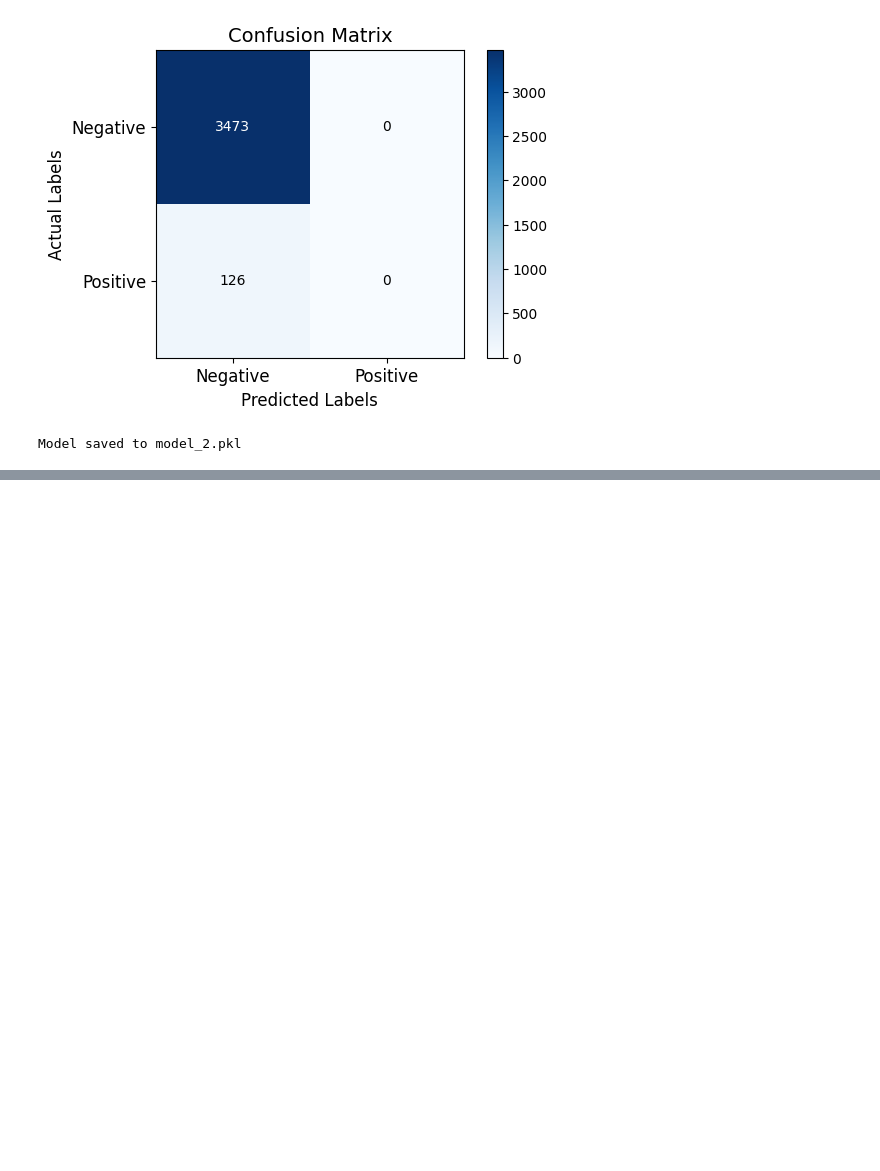
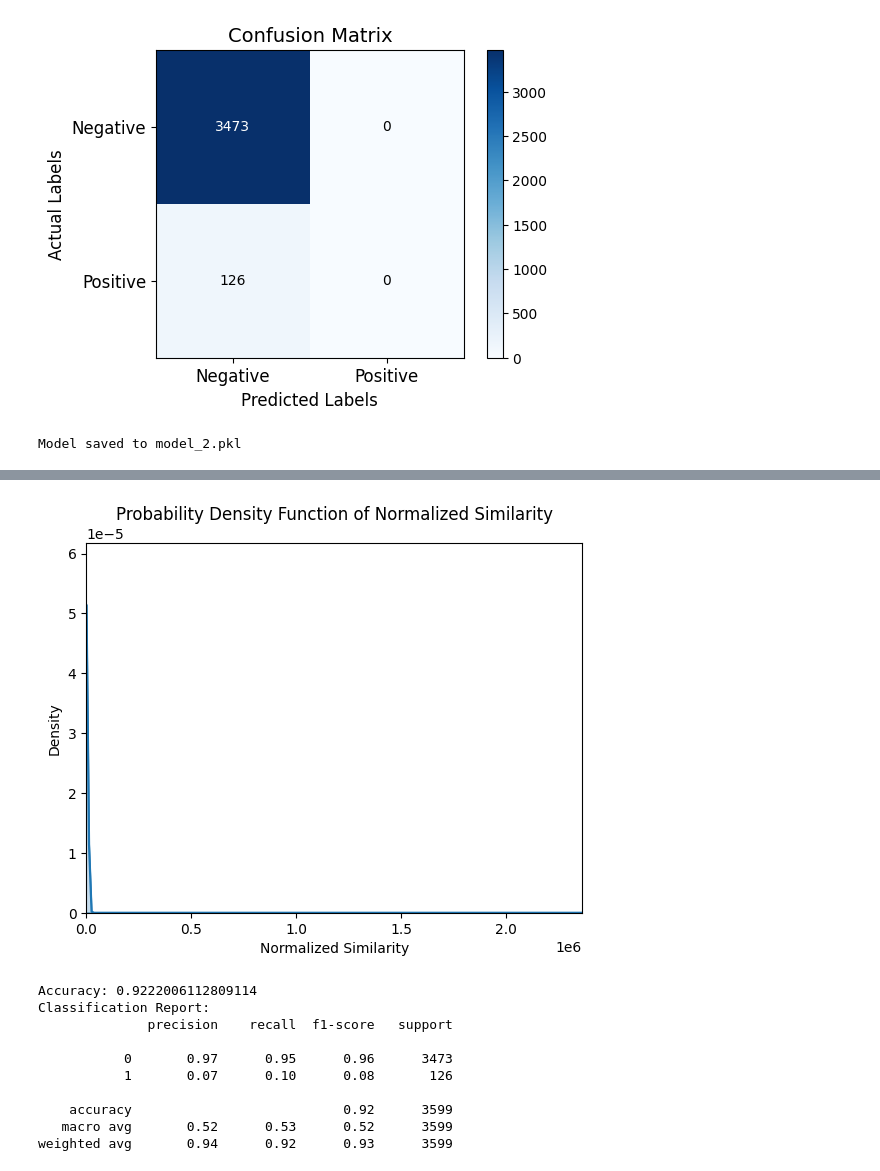
Before and after one commit to GeraldJamesLow/datathon_singlife, a Jupyter notebook: model.ipynb, the cells around one changed output, grey strips where cells are left out. Cells and saved outputs as stored; diff of their text form; code cells hidden in the pictures; blank space fills up the shorter version.

Commit message:
Autoencoders

```diff
--- a/model.ipynb
+++ b/model.ipynb
@@ -239,3 +239,71 @@ Model saved to model_2.pkl
 loaded_model = joblib.load(model_filename)
 
 # You can now use loaded_model for making predictions or further analysis
+# %%
+import numpy as np
+import pandas as pd
+import tensorflow as tf
+from sklearn.model_selection import train_test_split
+from sklearn.preprocessing import MinMaxScaler
+from sklearn.metrics import accuracy_score, classification_report
+import seaborn as sns
+import matplotlib.pyplot as plt
+
+# Load and preprocess your dataset
+# Replace this with your data loading and preprocessing code
+# Make sure you have X (features) and y (labels)
+
+# Split data into train and test sets
+X_train, X_test, y_train, y_test = train_test_split(X, y, test_size=0.2, random_state=0)
+
+# Data scaling (use an appropriate scaling method for your data)
+scaler = MinMaxScaler()
+X_train_scaled = scaler.fit_transform(X_train)
+X_test_scaled = scaler.transform(X_test)
+
+# Define the autoencoder model
+input_shape = X_train_scaled.shape[1]
+encoding_dim = 32  # Adjust the encoding dimension as needed
+
+model = tf.keras.Sequential([
+    tf.keras.layers.Input(shape=(input_shape,)),
+    tf.keras.layers.Dense(encoding_dim, activation='relu'),
+    tf.keras.layers.Dense(input_shape, activation='sigmoid')
+])
+
+model.compile(optimizer='adam', loss='binary_crossentropy')
+
+# Train the autoencoder
+model.fit(X_train_scaled, X_train_scaled, epochs=50, batch_size=256, shuffle=True, validation_split=0.2)
+
+# Encode and decode the test data
+encoded_data = model.predict(X_test_scaled)
+decoded_data = model.predict(encoded_data)
+
+# Calculate similarity (you can choose an appropriate similarity metric)
+similarity = np.mean(np.square(X_test_scaled - decoded_data), axis=1)
+
+# Set a threshold for anomaly detection (you can adjust this value)
+threshold = np.percentile(similarity, 95)
+
+# Assign labels based on the threshold
+predicted_labels = [0 if sim < threshold else 1 for sim in similarity]
+
+# Model evaluation
+accuracy = accuracy_score(y_test, predicted_labels)
+report = classification_report(y_test, predicted_labels)
+
+# Visualize the PDF of normalized similarity (optional)
+sns.kdeplot(similarity, fill=True)
+plt.xlim(min(similarity), max(similarity))
+plt.ylim(0, 1.2 * max(sns.kdeplot(similarity, cumulative=False).get_lines()[0].get_data()[1]))
+plt.xlabel('Normalized Similarity')
+plt.ylabel('Density')
+plt.title('Probability Density Function of Normalized Similarity')
+plt.show()
+
+# Print accuracy and classification report
+print('Accuracy:', accuracy)
+print('Classification Report:')
+print(report)
+# %% [output]
@@ -241,0 +327,11 @@ loaded_model = joblib.load(model_filename)
+[figure, added]
+Accuracy: 0.9222006112809114
+Classification Report:
+              precision    recall  f1-score   support
+
+           0       0.97      0.95      0.96      3473
+           1       0.07      0.10      0.08       126
+
+    accuracy                           0.92      3599
+   macro avg       0.52      0.53      0.52      3599
+weighted avg       0.94      0.92      0.93      3599
```
Also changed, not shown: parts of 5 cells of this notebook, 3 other files.
